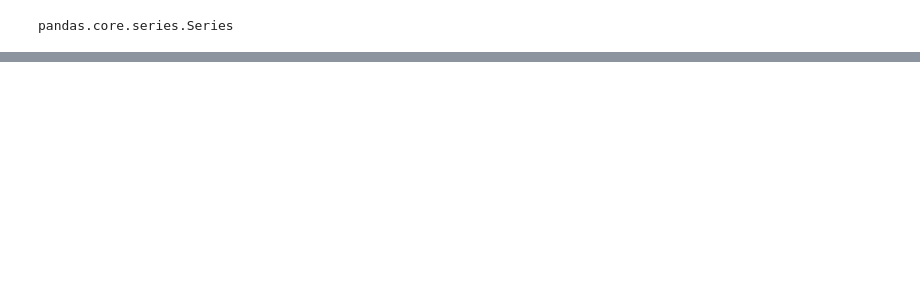
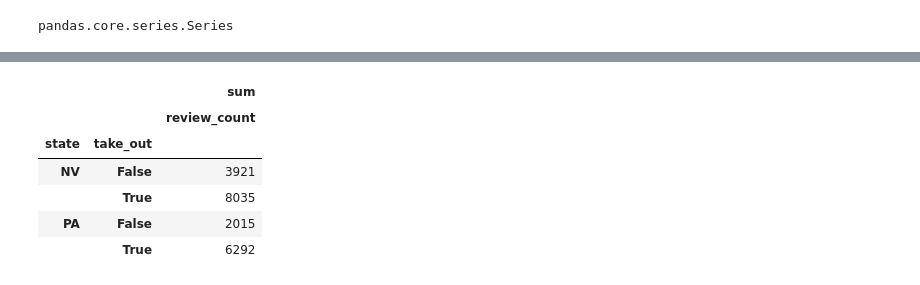
Before and after one commit to alexbui96/python, a Jupyter notebook: coursera/UPenn_yelp.ipynb, the cells around one changed output, grey strips where cells are left out. Cells and saved outputs as stored; diff of their text form; code cells hidden in the pictures; blank space fills up the shorter version.

```diff
--- a/coursera/UPenn_yelp.ipynb
+++ b/coursera/UPenn_yelp.ipynb
@@ -284,0 +312,16 @@ pandas.core.series.Series
+# %%
+pivot_agg = pd.pivot_table(
+    df, index= ['state', 'take_out'],
+    values= ['review_count'],
+    aggfunc= [np.sum]
+)
+
+pivot_agg
+# %% [output]
+|  |  | sum |
+|  |  | review_count |
+| state | take_out |  |
+| NV | False | 3921 |
+|  | True | 8035 |
+| PA | False | 2015 |
+|  | True | 6292 |
```
Also changed, not shown: parts of 4 cells of this notebook.
